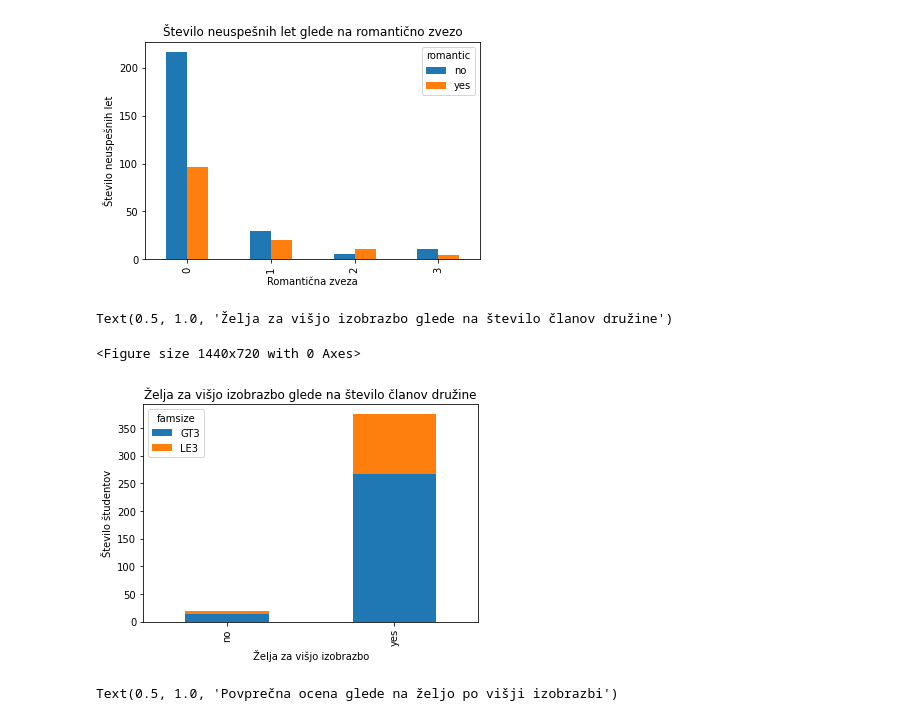
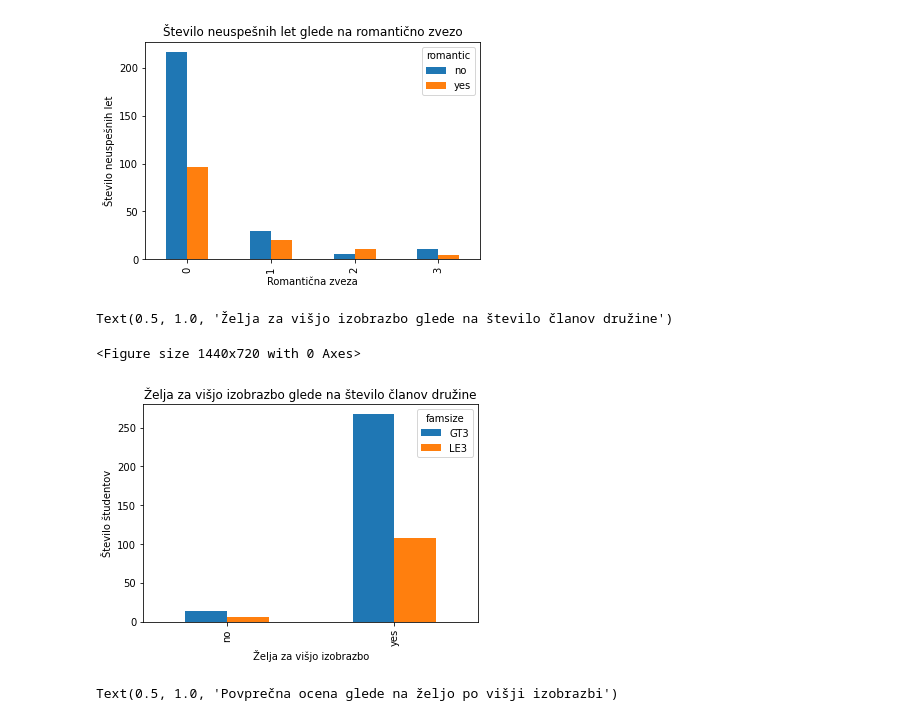
Before and after one commit to SamoPritrznik/PR22sp, a Jupyter notebook: osnova.ipynb, the cells around one changed output. Drawn from its saved outputs; the diff is of its cells as text; code cells hidden in the pictures.

```diff
--- a/osnova.ipynb
+++ b/osnova.ipynb
@@ -145,16 +145,16 @@ Text(0.5, 1.0, 'Število neuspešnih let glede na romantično zvezo')
 # %%
 #Distribution of students that want higher education by family size
 
 plt.figure(figsize=(20,10))
 plt.ascending = True
-data.groupby(['higher', 'famsize'])['G3'].count().unstack().plot(kind='bar', stacked=True)
+data.groupby(['higher', 'famsize'])['G3'].count().unstack().plot(kind='bar', stacked=False)
 plt.ylabel('Število študentov')
 plt.xlabel('Želja za višjo izobrazbo')
 plt.title('Želja za višjo izobrazbo glede na število članov družine')
 # %% [output]
 Text(0.5, 1.0, 'Želja za višjo izobrazbo glede na število članov družine')
 <Figure size 1440x720 with 0 Axes>
-[figure, old version]
+[figure, new version]
 # %%
 #Distribution between average grade and if they want higher education
 
```
Also changed, not shown: parts of 1 cell of this notebook, 9 other files.
